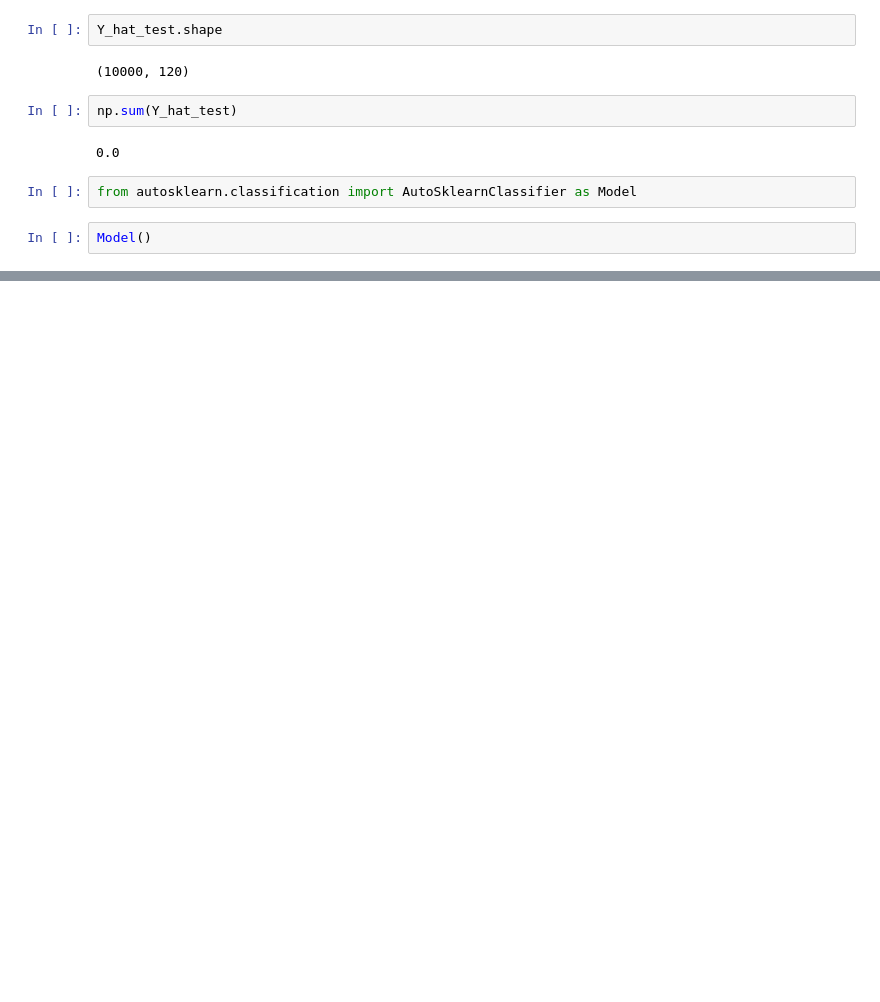
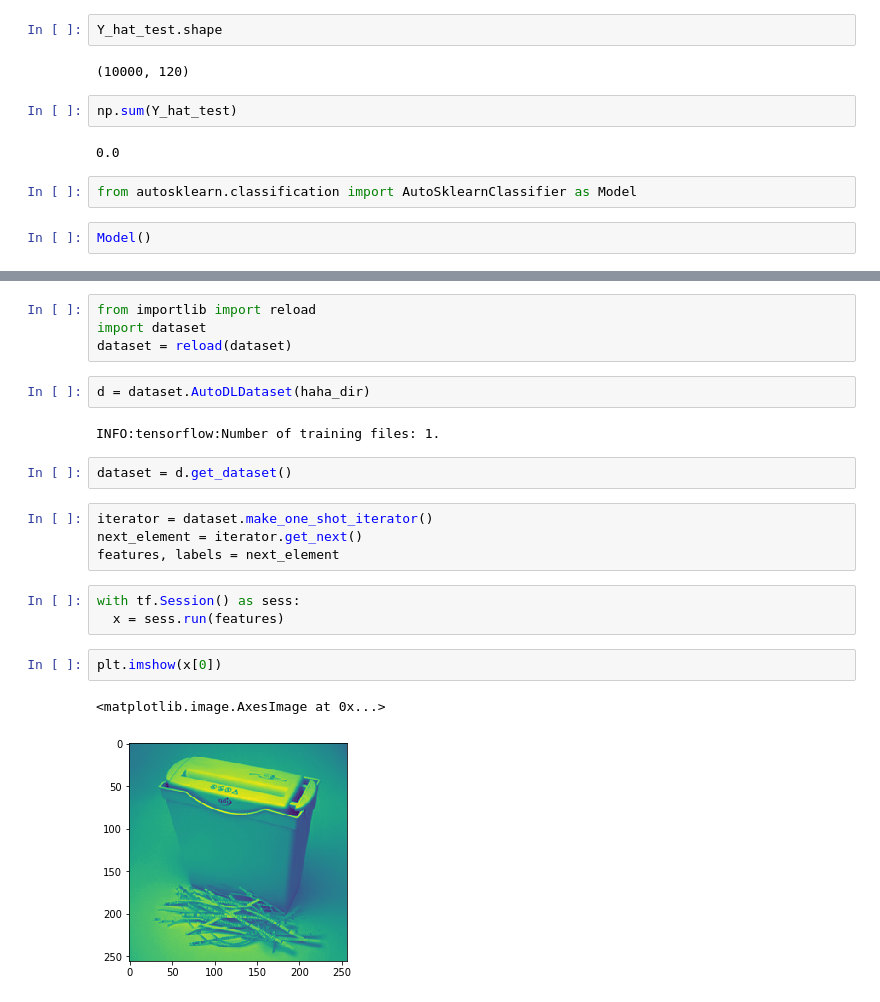
Before and after one commit to zhengying-liu/autodl-contrib, a Jupyter notebook: utils/image/explore_image.ipynb, the cells around one changed output, grey strips where cells are left out. Cells and saved outputs as stored; diff of their text form; blank space fills up the shorter version.

```diff
--- a/utils/image/explore_image.ipynb
+++ b/utils/image/explore_image.ipynb
@@ -807,0 +1211,22 @@ Model()
+# %%
+from importlib import reload
+import dataset
+dataset = reload(dataset)
+# %%
+d = dataset.AutoDLDataset(haha_dir)
+# %% [output]
+INFO:tensorflow:Number of training files: 1.
+# %%
+dataset = d.get_dataset()
+# %%
+iterator = dataset.make_one_shot_iterator()
+next_element = iterator.get_next()
+features, labels = next_element
+# %%
+with tf.Session() as sess:
+  x = sess.run(features)
+# %%
+plt.imshow(x[0])
+# %% [output]
+<matplotlib.image.AxesImage at 0x...>
+[figure, added]
```
Also changed, not shown: parts of 58 cells of this notebook.
